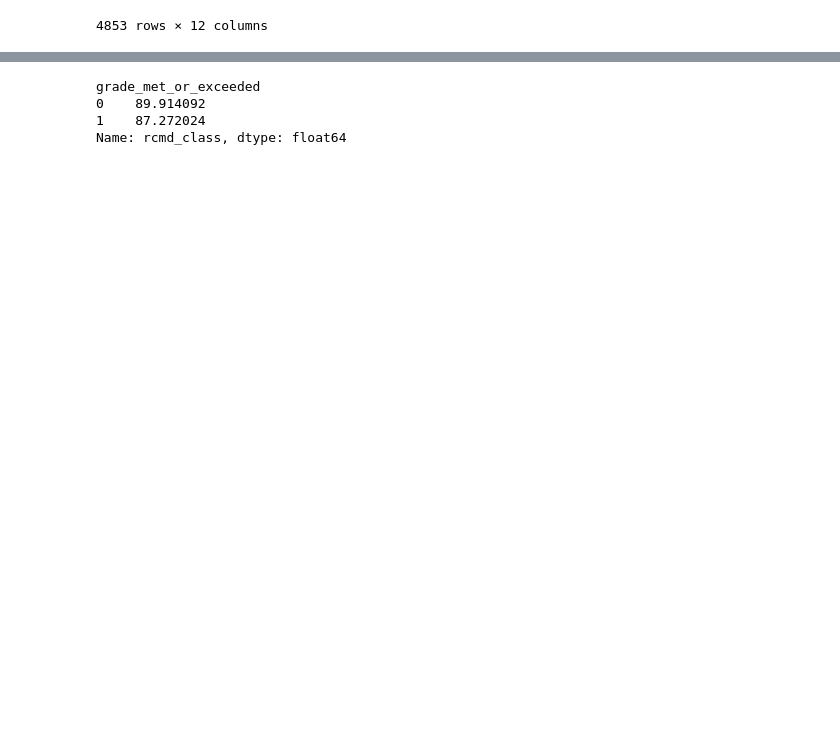
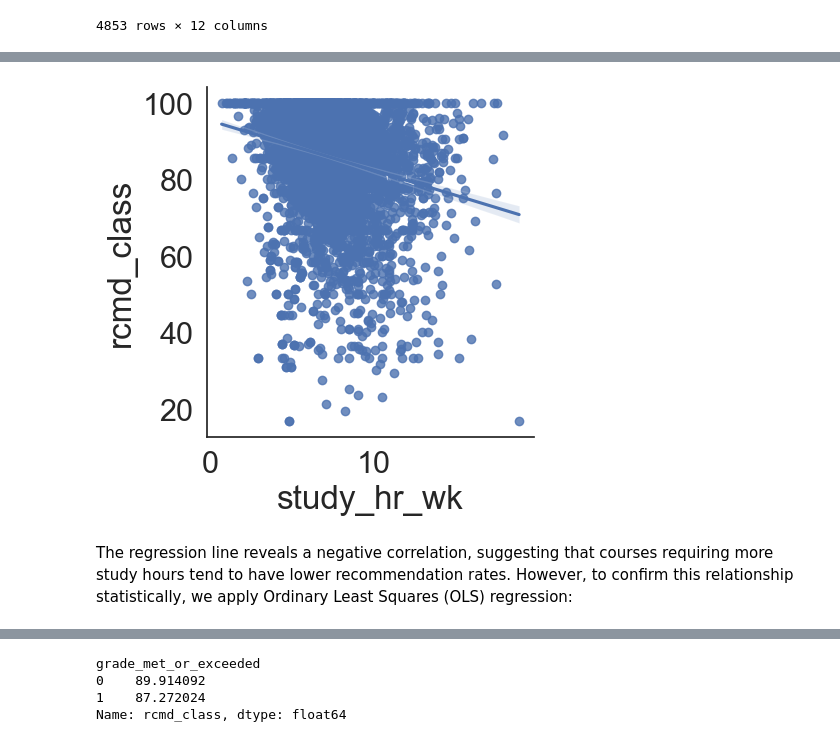
Before and after one commit to EllaW9/ucsd-stem-course-sentiment-study, a Jupyter notebook: EDACheckpoint_Group047_WI25.ipynb, the cells around one changed output, grey strips where cells are left out. Drawn from its saved outputs; the diff is of its cells as text; code cells hidden in the pictures; blank space fills up the shorter version.

```diff
--- a/EDACheckpoint_Group047_WI25.ipynb
+++ b/EDACheckpoint_Group047_WI25.ipynb
@@ -202,0 +180,10 @@ See the caveats in the documentation: https://pandas.pydata.org/pandas-docs/stab
+# %%
+studyhour_vs_rcmdrates = sns.lmplot(
+    data=cleaned_df_stem,
+    x='study_hr_wk',
+    y='rcmd_class',
+)
+# %% [output]
+[figure, added]
+# %% [markdown]
+The regression line reveals a negative correlation, suggesting that courses requiring more study hours tend to have lower recommendation rates. However, to confirm this relationship statistically, we apply Ordinary Least Squares (OLS) regression:
```
Also changed, not shown: parts of 14 cells of this notebook.
